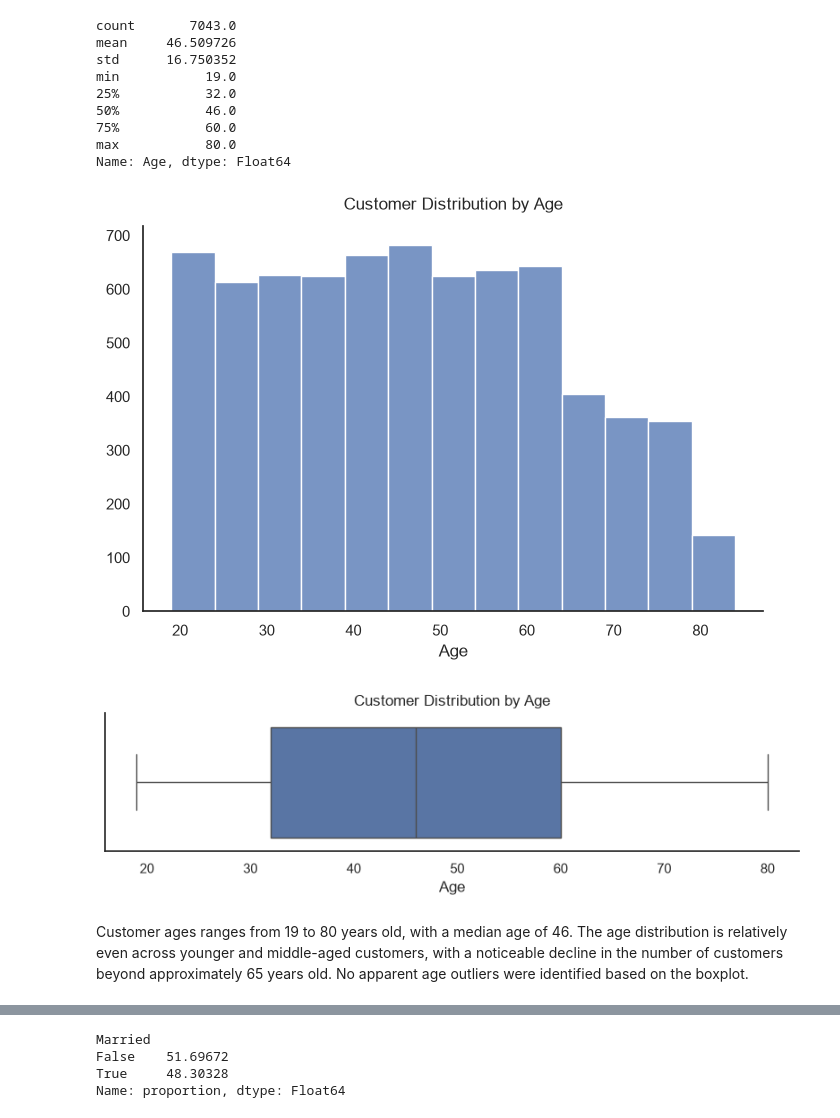
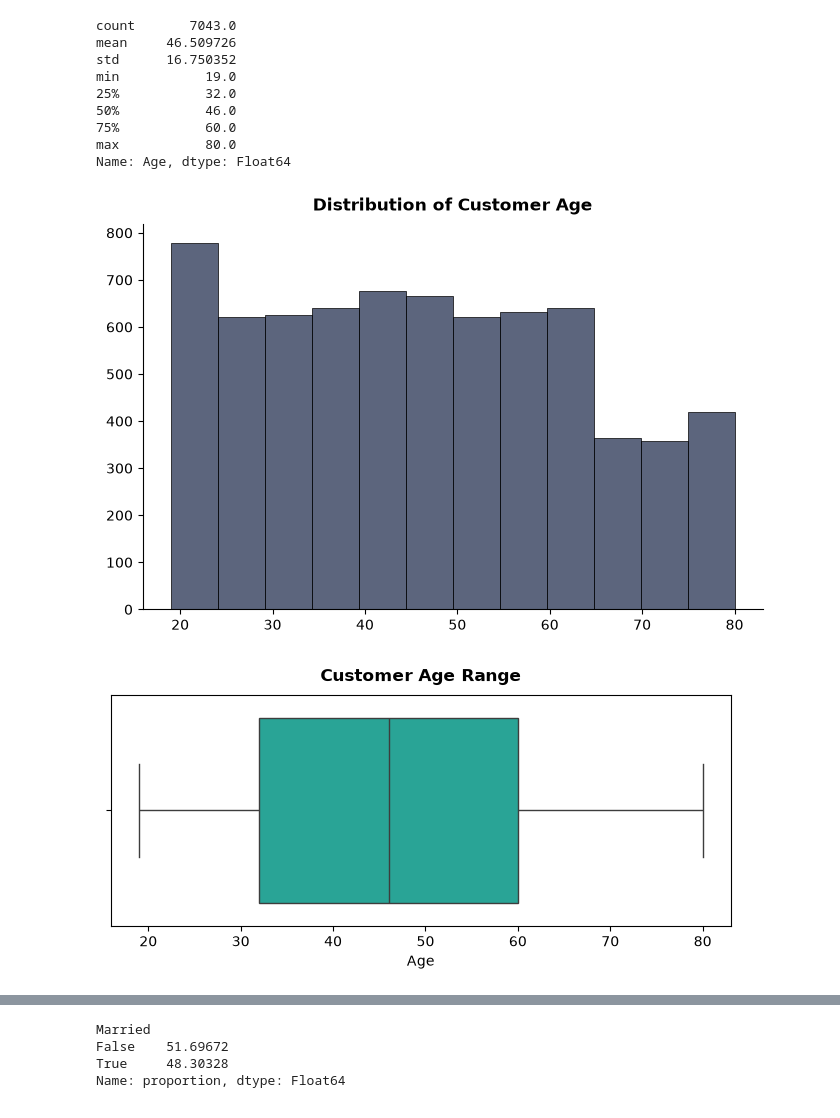
Before and after one commit to pendergataxel/telecom-customer-churn-analysis, a Jupyter notebook: notebooks/02_univariate_analysis.ipynb, the cells around one changed output, grey strips where cells are left out. Cells and saved outputs as stored; diff of their text form; code cells hidden in the pictures.

```diff
--- a/notebooks/02_univariate_analysis.ipynb
+++ b/notebooks/02_univariate_analysis.ipynb
@@ -18,8 +19,6 @@ import pandas as pd
 import numpy as np
 import matplotlib.pyplot as plt
 import seaborn as sns
-# %%
-sns.set_theme(style='white', context='notebook', palette='deep')
 # %%
 # Load output from first notebook
 churn_df = pd.read_parquet('../data/processed/telecom_customer_churn_clean.parquet')
@@ -61,0 +25,10 @@ memory usage: 890.1 KB
+# %%
+colors = {
+    'blue': '#1E3A8A',
+    'berry': '#D1345B',
+    'teal': "#14B8A6",
+    'darkblue': '#263252',
+    'red': '#ff3f34'
+
+
+}
@@ -122,34 +91,34 @@ min           19.0
 max           80.0
 Name: Age, dtype: Float64
 # %%
-plt.figure(figsize=(8,5))
-age_bins = range(19, 85, 5)
+plt.figure(figsize=(8, 5))
+
 sns.histplot(
-    data=churn_df,
+    churn_df,
     x='Age',
-    bins=age_bins
+    binwidth=5,
+    color=colors['darkblue'],
+    linewidth=0.5
 )
 
-plt.title('Customer Distribution by Age', pad=12)
-plt.xlabel('Age')
+plt.title('Distribution of Customer Age', pad=10, fontweight='bold')
+plt.xlabel('')
 plt.ylabel('')
 sns.despine()
 plt.show()
 # %% [output]
-[figure, old version]
+[figure, new version]
 # %%
-plt.figure(figsize=(10, 2))
+plt.figure(figsize=(8, 3))
 
 sns.boxplot(
-    data=churn_df,
-    x='Age'
+    churn_df,
+    x='Age',
+    color=colors['teal']
 )
 
-plt.title('Customer Distribution by Age')
-plt.xlabel('Age')
-sns.despine()
+
+plt.title('Customer Age Range', pad=10, fontweight='bold')
 plt.show()
 # %% [output]
-[figure, old version]
+[figure, new version]
-# %% [markdown]
-Customer ages ranges from 19 to 80 years old, with a median age of 46. The age distribution is relatively even across younger and middle-aged customers, with a noticeable decline in the number of customers beyond approximately 65 years old. No apparent age outliers were identified based on the boxplot.
```
Also changed, not shown: parts of 57 cells of this notebook.
